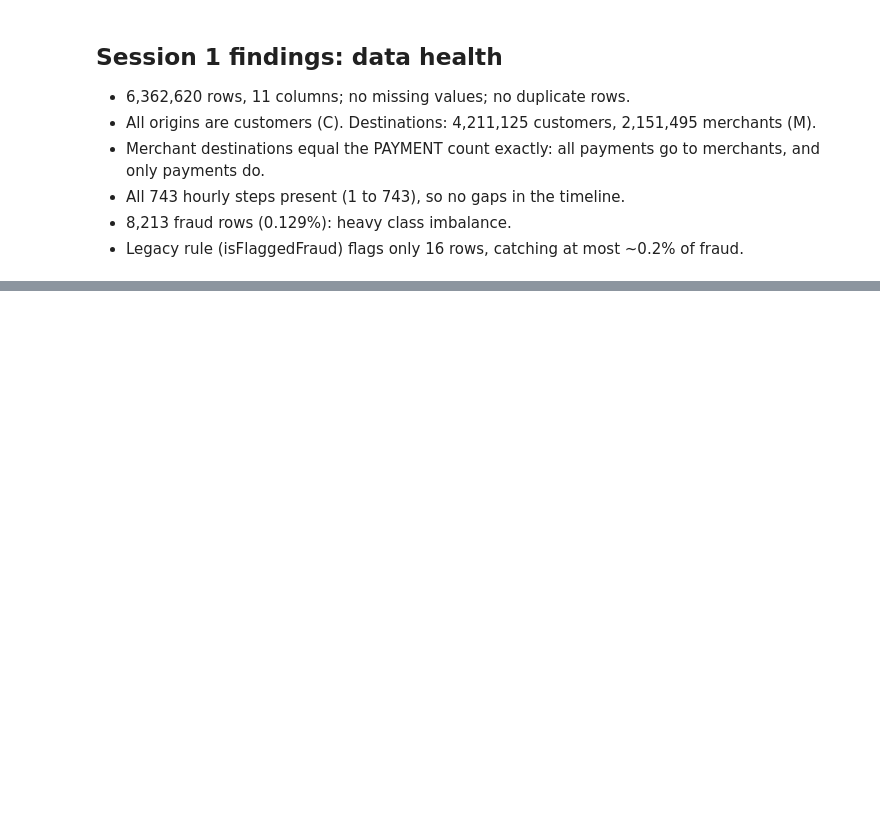
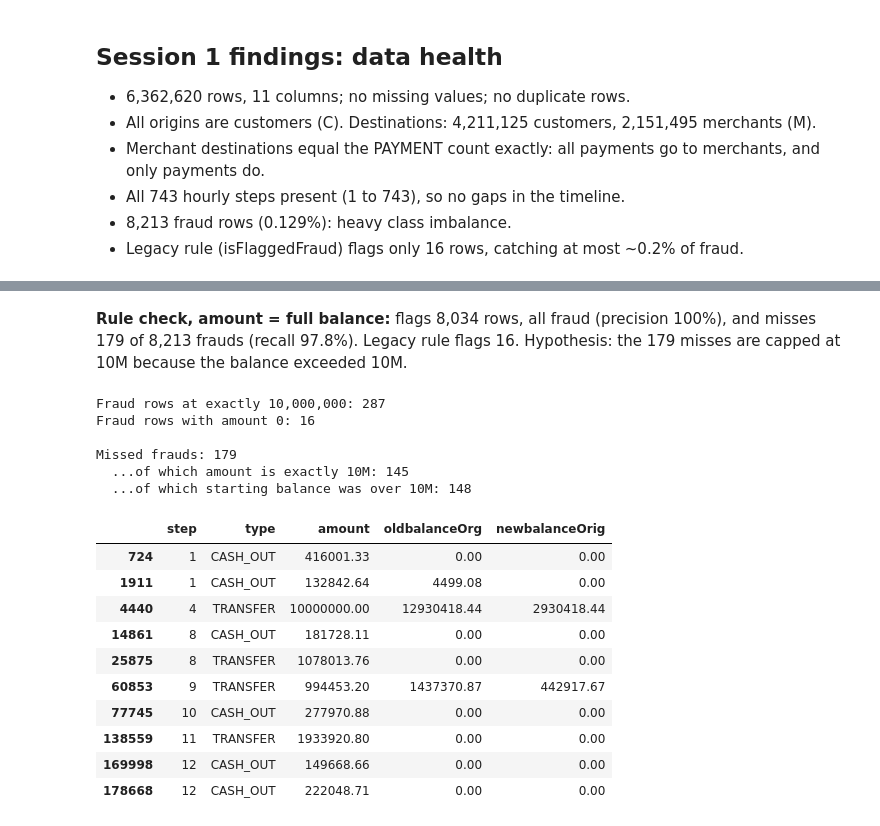
Before and after one commit to tharun-kota/fraud-analytics-platform, a Jupyter notebook: notebooks/eda/01_paysim_eda.ipynb, the cells around one changed output, grey strips where cells are left out. Cells and saved outputs as stored; diff of their text form; code cells hidden in the pictures; blank space fills up the shorter version.

```diff
--- a/notebooks/eda/01_paysim_eda.ipynb
+++ b/notebooks/eda/01_paysim_eda.ipynb
@@ -128,0 +271,11 @@ Steps: 1 to 743 (743 distinct)
+# %%
+## Does fraud empty the origin account
+
+drained = (elig["oldbalanceOrg"] > 0) & (elig["newbalanceOrig"] == 0)
+full_amount = (elig["amount"] - elig["oldbalanceOrg"]).abs() < 0.01
+
+summary = pd.DataFrame({
+    "drained_to_zero_pct": drained.groupby(elig["isFraud"]).mean() * 100,
+    "amount_equals_full_balance_pct": full_amount.groupby(elig["isFraud"]).mean() * 100,
+})
+summary
@@ -128,0 +297,30 @@ Steps: 1 to 743 (743 distinct)
+# %% [markdown]
+**Rule check, amount = full balance:** flags 8,034 rows, all fraud (precision 100%), and misses 179 of 8,213 frauds (recall 97.8%). Legacy rule flags 16. Hypothesis: the 179 misses are capped at 10M because the balance exceeded 10M.
+# %%
+fraud_rows = elig[elig["isFraud"] == 1]
+missed = fraud_rows[~full_amount[elig["isFraud"] == 1]]
+
+print(f"Fraud rows at exactly 10,000,000: {(fraud_rows['amount'] == 10_000_000).sum():,}")
+print(f"Fraud rows with amount 0: {(fraud_rows['amount'] == 0).sum():,}")
+print(f"\nMissed frauds: {len(missed):,}")
+print(f"  ...of which amount is exactly 10M: {(missed['amount'] == 10_000_000).sum():,}")
+print(f"  ...of which starting balance was over 10M: {(missed['oldbalanceOrg'] > 10_000_000).sum():,}")
+missed[["step", "type", "amount", "oldbalanceOrg", "newbalanceOrig"]].head(10)
+# %% [output]
+Fraud rows at exactly 10,000,000: 287
+Fraud rows with amount 0: 16
+
+Missed frauds: 179
+  ...of which amount is exactly 10M: 145
+  ...of which starting balance was over 10M: 148
+|  | step | type | amount | oldbalanceOrg | newbalanceOrig |
+| 724 | 1 | CASH_OUT | 416001.33 | 0.00 | 0.00 |
+| 1911 | 1 | CASH_OUT | 132842.64 | 4499.08 | 0.00 |
+| 4440 | 4 | TRANSFER | 10000000.00 | 12930418.44 | 2930418.44 |
+| 14861 | 8 | CASH_OUT | 181728.11 | 0.00 | 0.00 |
+| 25875 | 8 | TRANSFER | 1078013.76 | 0.00 | 0.00 |
+| 60853 | 9 | TRANSFER | 994453.20 | 1437370.87 | 442917.67 |
+| 77745 | 10 | CASH_OUT | 277970.88 | 0.00 | 0.00 |
+| 138559 | 11 | TRANSFER | 1933920.80 | 0.00 | 0.00 |
+| 169998 | 12 | CASH_OUT | 149668.66 | 0.00 | 0.00 |
+| 178668 | 12 | CASH_OUT | 222048.71 | 0.00 | 0.00 |
```
Also changed, not shown: parts of 23 cells of this notebook, 1 other file.
